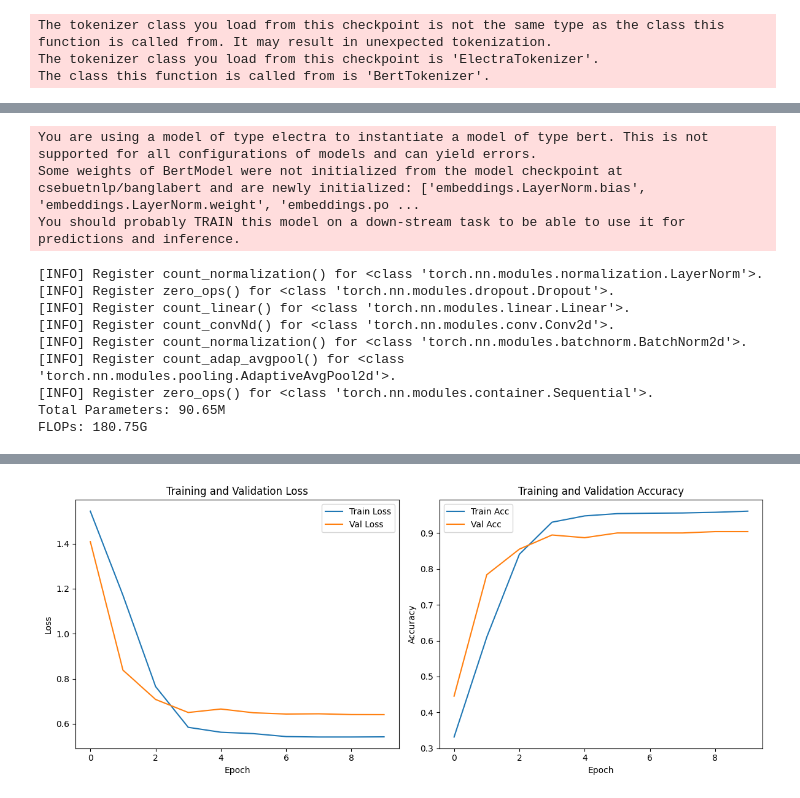
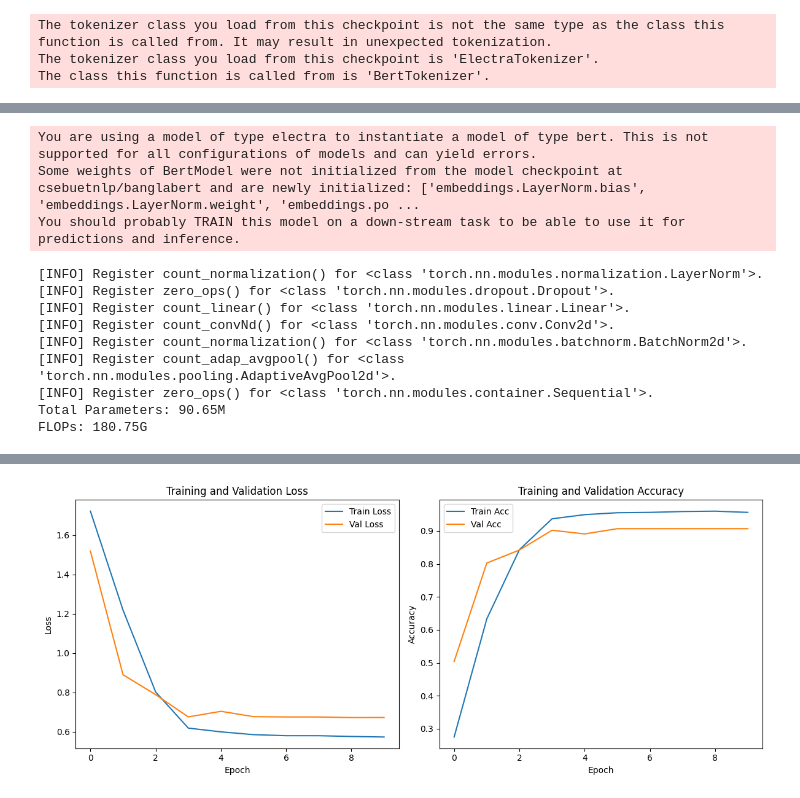
Before and after one commit to SanjidaPriya57/Multimodal_Disaster_Dataset_Bangla-MDDB, a Jupyter notebook: bangla-bert-efficientnet-multiclass-mddb.ipynb, the cells around one changed output, grey strips where cells are left out. Saved outputs shown, nothing was run; the diff lists cells and outputs as text; code cells hidden in the pictures.

Commit message:
Kaggle Notebook | Bangla_Bert+efficientnet_multiclass_MDDB | Version 3

```diff
--- a/bangla-bert-efficientnet-multiclass-mddb.ipynb
+++ b/bangla-bert-efficientnet-multiclass-mddb.ipynb
@@ -138,8 +164,17 @@ train_data.columns = train_data.columns.str.strip()
 valid_data.columns = valid_data.columns.str.strip()
 test_data.columns = test_data.columns.str.strip()
 # %%
-# Define the transformations for the images
-image_transforms = transforms.Compose([
+# Define image transformations
+train_transforms = transforms.Compose([
+    transforms.Resize((224, 224)),
+    transforms.RandomHorizontalFlip(p=0.5),
+    transforms.RandomRotation(degrees=15),
+    transforms.ColorJitter(brightness=0.2, contrast=0.2, saturation=0.2, hue=0.1),
+    transforms.ToTensor(),
+    transforms.Normalize(mean=[0.485, 0.456, 0.406], std=[0.229, 0.224, 0.225])
+])
+
+valid_test_transforms = transforms.Compose([
     transforms.Resize((224, 224)),
     transforms.ToTensor(),
     transforms.Normalize(mean=[0.485, 0.456, 0.406], std=[0.229, 0.224, 0.225])
@@ -164,7 +199,8 @@ class MultimodalDataset(Dataset):
             'cyclone': 1,
             'earthquake': 2,
             'river erosion': 3,
-            'anthropogenic': 4
+            'Fire' : 4,
+            'anthropogenic': 5
         }
         self.index_to_class = {v: k for k, v in self.class_to_index.items()}
 
@@ -189,7 +225,7 @@ class MultimodalDataset(Dataset):
         image = self.image_transforms(image)
         text_inputs = self.tokenizer(text, return_tensors='pt', padding='max_length', truncation=True, max_length=128)
 
-        assert 0 <= label <= 4, f"Label {label} out of range"
+        assert 0 <= label <= 5, f"Label {label} out of range"
 
         return {
             'input_ids': text_inputs['input_ids'].squeeze(),
@@ -199,16 +235,16 @@ class MultimodalDataset(Dataset):
             'original_label': self.index_to_class[label]
         }
 # %%
-# Create datasets and dataloaders
-images_folder = '/kaggle/input/mddb-images/Photos_Final'
-train_dataset = MultimodalDataset(train_data, images_folder, tokenizer, image_transforms)
-valid_dataset = MultimodalDataset(valid_data, images_folder, tokenizer, image_transforms)
-test_dataset = MultimodalDataset(test_data, images_folder, tokenizer, image_transforms)
+# Datasets
+train_dataset = MultimodalDataset(train_data, images_folder, tokenizer, train_transforms)
+valid_dataset = MultimodalDataset(valid_data, images_folder, tokenizer, valid_test_transforms)
+test_dataset  = MultimodalDataset(test_data,  images_folder, tokenizer, valid_test_transforms)
 
+# Dataloaders
 batch_size = 16
-train_loader = DataLoader(train_dataset, batch_size=batch_size, shuffle=True)
-valid_loader = DataLoader(valid_dataset, batch_size=batch_size, shuffle=False)
-test_loader = DataLoader(test_dataset, batch_size=batch_size, shuffle=False)
+train_loader = DataLoader(train_dataset, batch_size=batch_size, shuffle=True,  num_workers=2)
+valid_loader = DataLoader(valid_dataset, batch_size=batch_size, shuffle=False, num_workers=2)
+test_loader  = DataLoader(test_dataset,  batch_size=batch_size, shuffle=False, num_workers=2)
 # %%
 
 print(len(train_dataset))
@@ -221,7 +257,7 @@ print(len(test_dataset))
 # %%
 # Define model
 class MultimodalModel(nn.Module):
-    def __init__(self, text_model_name='csebuetnlp/banglabert', num_labels=5):
+    def __init__(self, text_model_name='csebuetnlp/banglabert', num_labels=6):
         super(MultimodalModel, self).__init__()
         self.text_model = BertModel.from_pretrained(text_model_name)
         self.image_model = models.efficientnet_b0(weights='IMAGENET1K_V1')
@@ -243,7 +279,7 @@ from tqdm import tqdm
 
 # Initialize model
 device = torch.device("cuda" if torch.cuda.is_available() else "cpu")
-model = MultimodalModel(num_labels=5).to(device)
+model = MultimodalModel(num_labels=6).to(device)
 
 # Calculate parameters and FLOPs (optional)
 sample_batch = next(iter(train_loader))
@@ -255,7 +291,7 @@ print(f"Total Parameters: {params/1e6:.2f}M")
 print(f"FLOPs: {flops/1e9:.2f}G")
 
 # Optimizer, criterion, and scheduler
-optimizer = torch.optim.AdamW(model.parameters(), lr=1e-5)
+optimizer = torch.optim.AdamW(model.parameters(), lr=1e-5, weight_decay=1e-4)
 criterion = nn.CrossEntropyLoss(label_smoothing=0.1)
 scheduler = torch.optim.lr_scheduler.StepLR(optimizer, step_size=3, gamma=0.1)
 
@@ -391,4 +427,4 @@ Epoch 10, Train Loss: 0.5425, Train Acc: 0.9612, Val Loss: 0.6411, Val Acc: 0.90
-[figure, old version]
+[figure, new version]
 # %%
 from sklearn.metrics import accuracy_score, precision_score, recall_score, f1_score, classification_report, confusion_matrix
 import matplotlib.pyplot as plt
```
Also changed, not shown: parts of 10 cells of this notebook.
